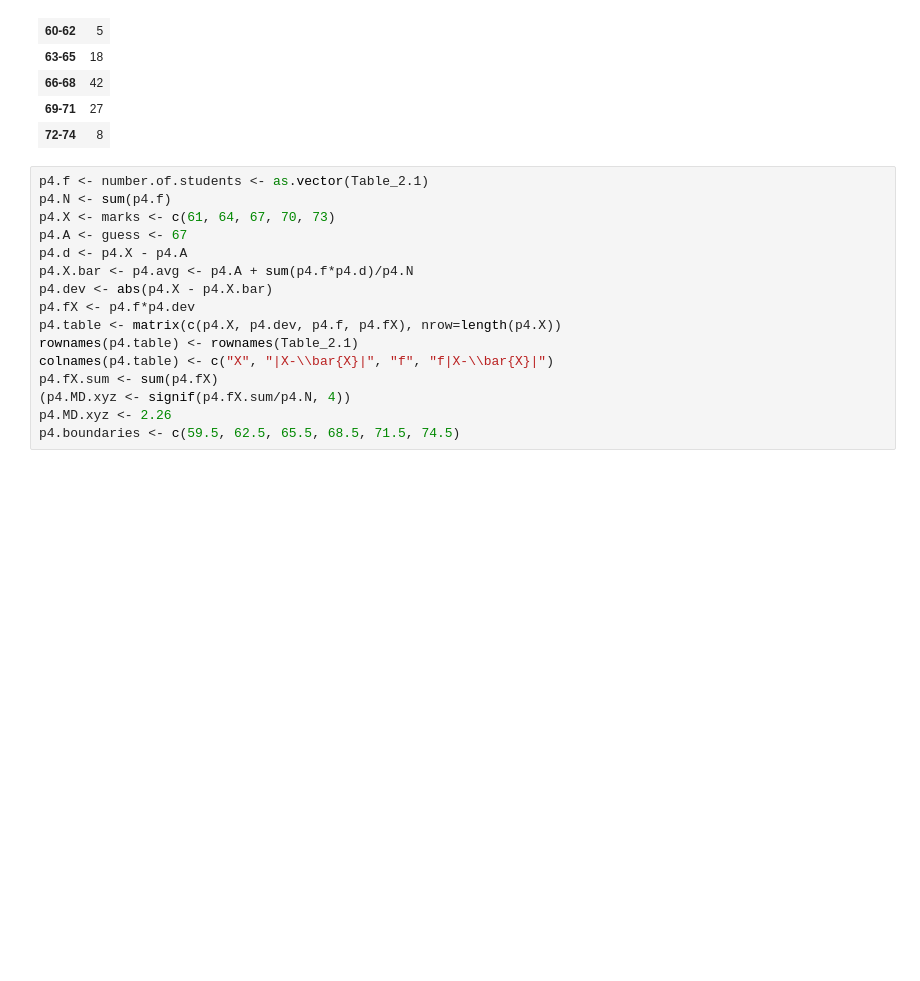
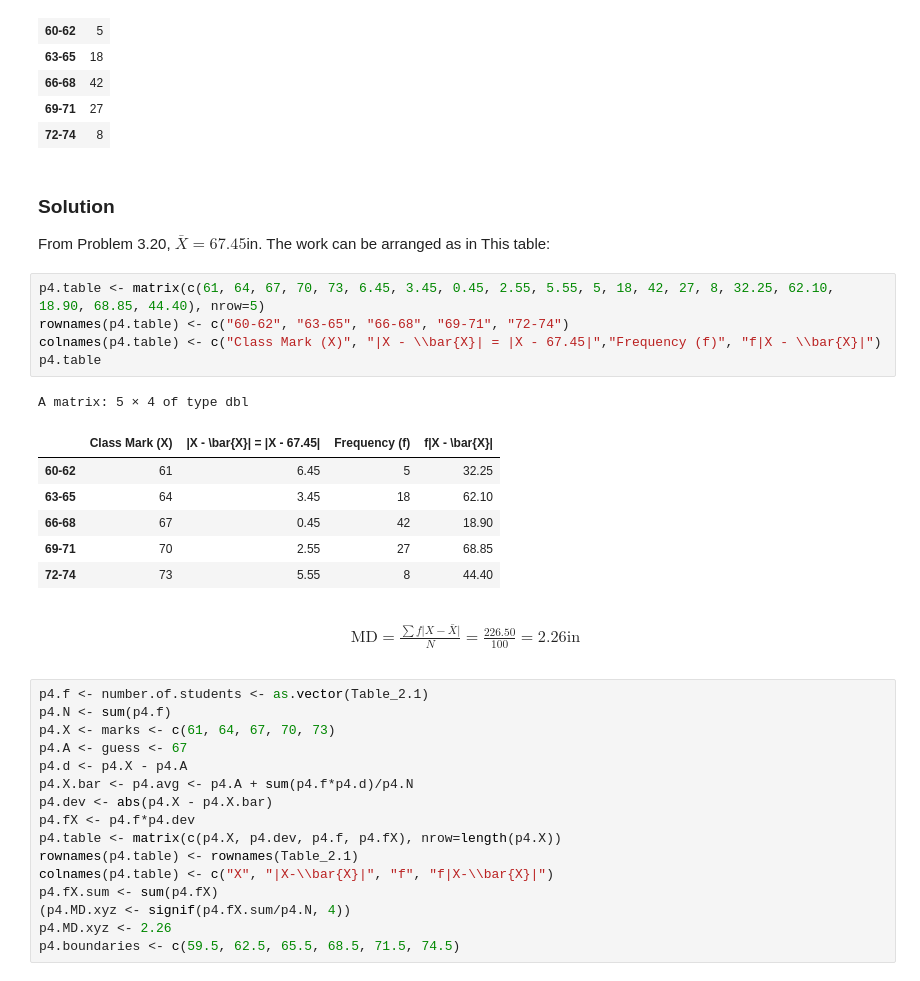
Before and after one commit to jbennett7/Statistics, a Jupyter notebook: Chapter 4 Solved Problems.ipynb, the cells around one changed output. Cells and saved outputs as stored; diff of their text form; blank space fills up the shorter version.

```diff
--- a/Chapter 4 Solved Problems.ipynb
+++ b/Chapter 4 Solved Problems.ipynb
@@ -72,6 +177,29 @@ A matrix: 5 × 1 of type dbl
 | 66-68 | 42 |
 | 69-71 | 27 |
 | 72-74 | 8 |
+# %% [markdown]
+### Solution
+From Problem 3.20, $\bar{X}=67.45$in. The work can be arranged as in This table:
+# %%
+p4.table <- matrix(c(61, 64, 67, 70, 73, 6.45, 3.45, 0.45, 2.55, 5.55, 5, 18, 42, 27, 8, 32.25, 62.10, 18.90, 68.85, 44.40), nrow=5)
+rownames(p4.table) <- c("60-62", "63-65", "66-68", "69-71", "72-74")
+colnames(p4.table) <- c("Class Mark (X)", "|X - \\bar{X}| = |X - 67.45|","Frequency (f)", "f|X - \\bar{X}|")
+p4.table
+# %% [output]
+A matrix: 5 × 4 of type dbl
+|  | Class Mark (X) | |X - \bar{X}| = |X - 67.45| | Frequency (f) | f|X - \bar{X}| |
+| 60-62 | 61 | 6.45 | 5 | 32.25 |
+| 63-65 | 64 | 3.45 | 18 | 62.10 |
+| 66-68 | 67 | 0.45 | 42 | 18.90 |
+| 69-71 | 70 | 2.55 | 27 | 68.85 |
+| 72-74 | 73 | 5.55 | 8 | 44.40 |
+# %% [markdown]
+$$
+\begin{align*}
+\text{MD}=\frac{\sum{f\lvert X-\bar{X}\rvert}}{N}=\frac{226.50}{100}=2.26\text{in}
+\end{align*}
+$$
+<p>
 # %%
 p4.f <- number.of.students <- as.vector(Table_2.1)
 p4.N <- sum(p4.f)
```
Also changed, not shown: parts of 68 cells of this notebook, 2 other files.
